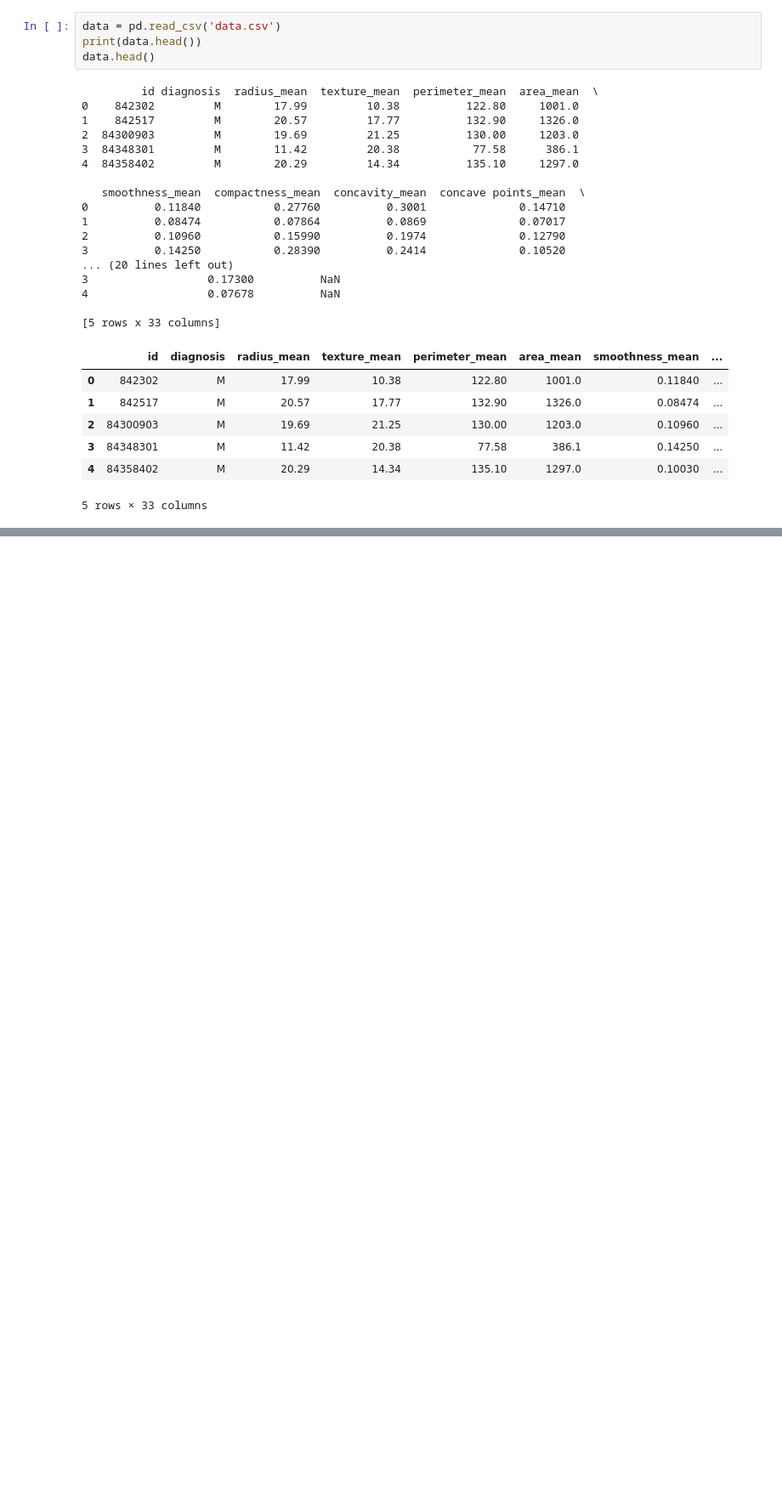
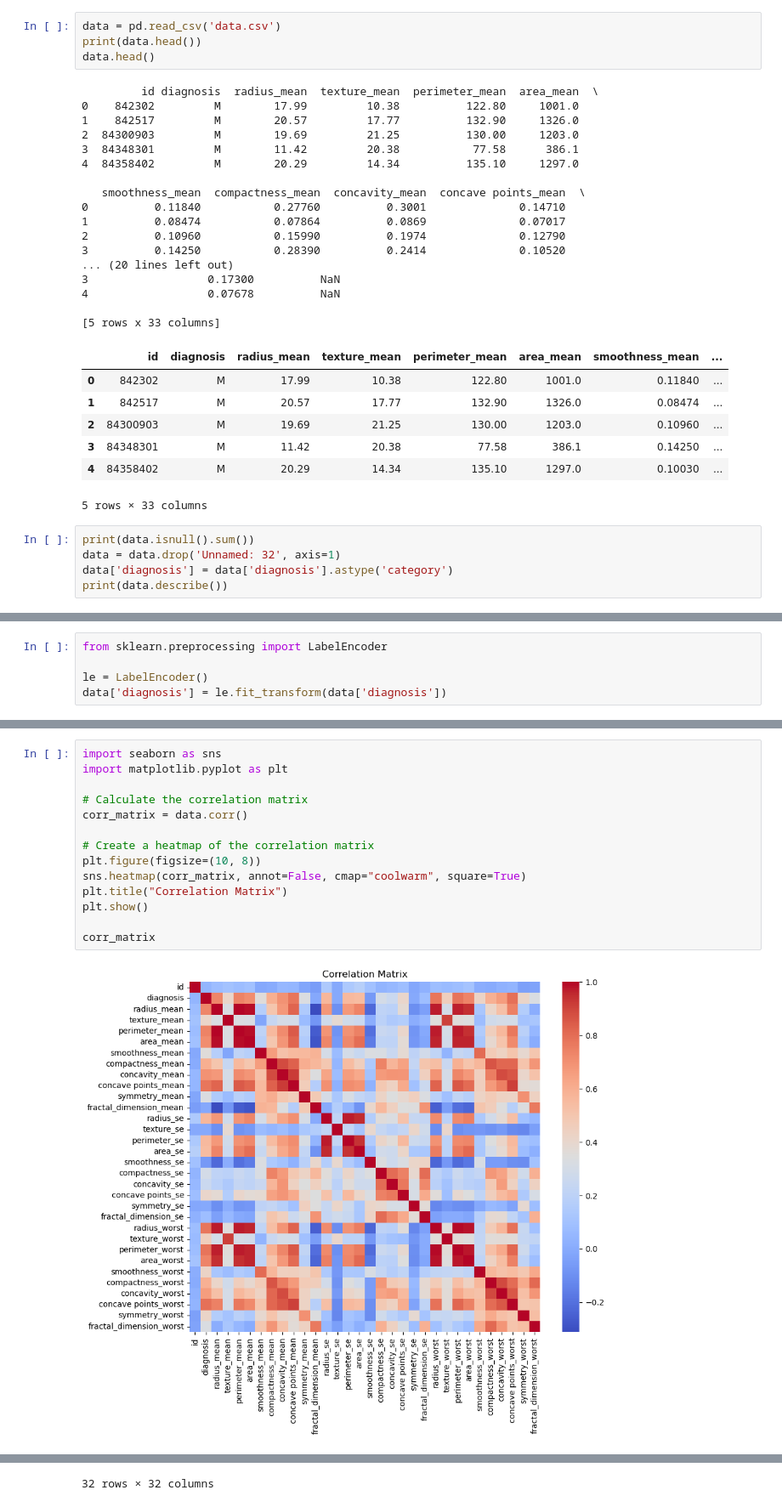
Before and after one commit to nmawulorm/Machine-Learning, a Jupyter notebook: Project/TestMachineLearning.ipynb, the cells around one changed output, grey strips where cells are left out. Shown at 85% size. Cells and saved outputs as stored; diff of their text form; blank space fills up the shorter version.

Commit message:
Correlation test being done.

```diff
--- a/Project/TestMachineLearning.ipynb
+++ b/Project/TestMachineLearning.ipynb
@@ -30,3 +30,8 @@ data.head()
 | 3 | 84348301 | M | 11.42 | 20.38 | 77.58 | 386.1 | 0.14250 | ... |
 | 4 | 84358402 | M | 20.29 | 14.34 | 135.10 | 1297.0 | 0.10030 | ... |
 5 rows × 33 columns
+# %%
+print(data.isnull().sum())
+data = data.drop('Unnamed: 32', axis=1)
+data['diagnosis'] = data['diagnosis'].astype('category')
+print(data.describe())
@@ -32,0 +56,5 @@ data.head()
+# %%
+from sklearn.preprocessing import LabelEncoder
+
+le = LabelEncoder()
+data['diagnosis'] = le.fit_transform(data['diagnosis'])
@@ -32,0 +76,16 @@ data.head()
+# %%
+import seaborn as sns
+import matplotlib.pyplot as plt
+
+# Calculate the correlation matrix
+corr_matrix = data.corr()
+
+# Create a heatmap of the correlation matrix
+plt.figure(figsize=(10, 8))
+sns.heatmap(corr_matrix, annot=False, cmap="coolwarm", square=True)
+plt.title("Correlation Matrix")
+plt.show()
+
+corr_matrix
+# %% [output]
+[figure, added]
@@ -32,0 +109 @@ data.head()
+32 rows × 32 columns
```
Also changed, not shown: parts of 3 cells of this notebook.
